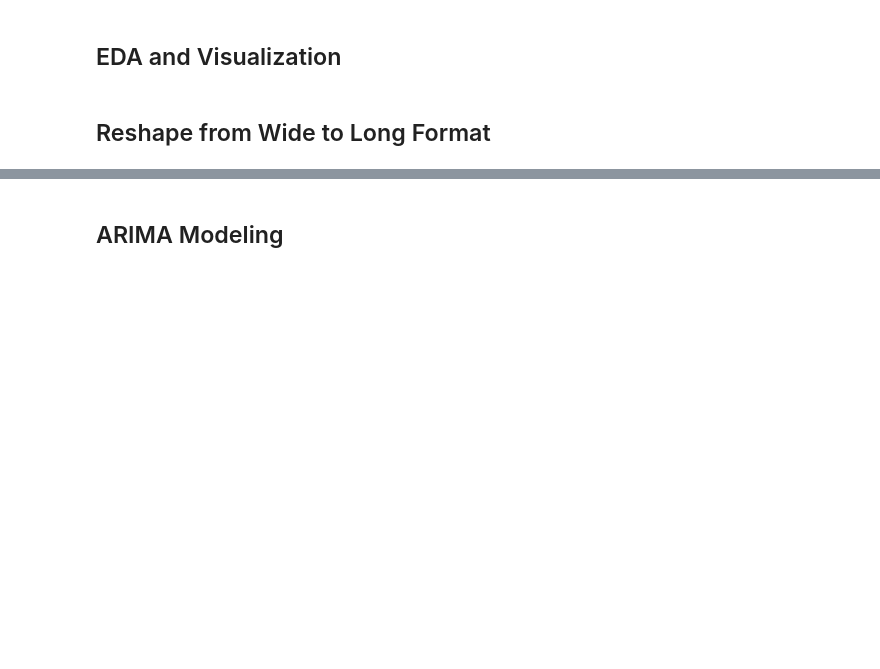
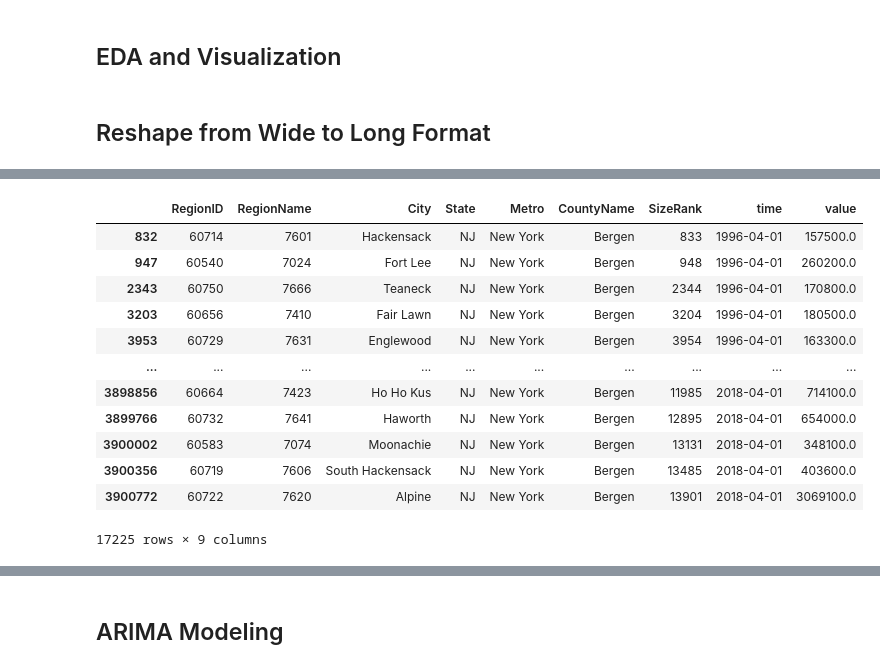
Before and after one commit to jmg0144/Zillow-Time-Series-Analysis, a Jupyter notebook: zillow-time-series-analysis.ipynb, the cells around one changed output, grey strips where cells are left out. Cells and saved outputs as stored; diff of their text form; code cells hidden in the pictures; blank space fills up the shorter version.

```diff
--- a/zillow-time-series-analysis.ipynb
+++ b/zillow-time-series-analysis.ipynb
@@ -48,0 +124,18 @@ ParserError: Unknown string format: RegionID
+# %%
+#Create Bergen County dataframe
+bergen_df = melted_df[(melted_df['State'] == 'NJ') & (melted_df['CountyName'] == 'Bergen')]
+bergen_df
+# %% [output]
+|  | RegionID | RegionName | City | State | Metro | CountyName | SizeRank | time | value |
+| 832 | 60714 | 7601 | Hackensack | NJ | New York | Bergen | 833 | 1996-04-01 | 157500.0 |
+| 947 | 60540 | 7024 | Fort Lee | NJ | New York | Bergen | 948 | 1996-04-01 | 260200.0 |
+| 2343 | 60750 | 7666 | Teaneck | NJ | New York | Bergen | 2344 | 1996-04-01 | 170800.0 |
+| 3203 | 60656 | 7410 | Fair Lawn | NJ | New York | Bergen | 3204 | 1996-04-01 | 180500.0 |
+| 3953 | 60729 | 7631 | Englewood | NJ | New York | Bergen | 3954 | 1996-04-01 | 163300.0 |
+| ... | ... | ... | ... | ... | ... | ... | ... | ... | ... |
+| 3898856 | 60664 | 7423 | Ho Ho Kus | NJ | New York | Bergen | 11985 | 2018-04-01 | 714100.0 |
+| 3899766 | 60732 | 7641 | Haworth | NJ | New York | Bergen | 12895 | 2018-04-01 | 654000.0 |
+| 3900002 | 60583 | 7074 | Moonachie | NJ | New York | Bergen | 13131 | 2018-04-01 | 348100.0 |
+| 3900356 | 60719 | 7606 | South Hackensack | NJ | New York | Bergen | 13485 | 2018-04-01 | 403600.0 |
+| 3900772 | 60722 | 7620 | Alpine | NJ | New York | Bergen | 13901 | 2018-04-01 | 3069100.0 |
+17225 rows × 9 columns
```
Also changed, not shown: parts of 18 cells of this notebook.
